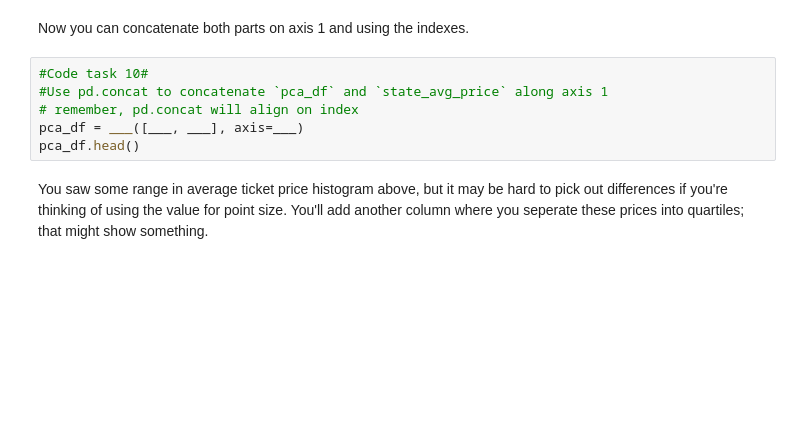
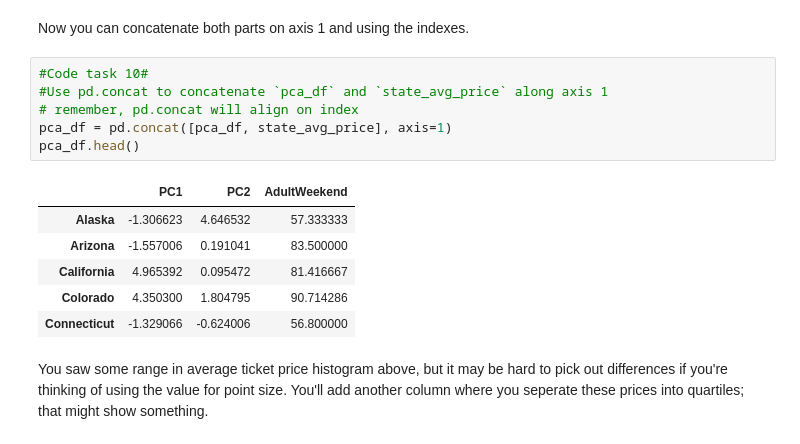
Before and after one commit to Me4ta/DataScienceGuidedCapstone, a Jupyter notebook: Notebooks/03_exploratory_data_analysis.ipynb, the cells around one changed output. Saved outputs shown, nothing was run; the diff lists cells and outputs as text; blank space fills up the shorter version.

Commit message:
concatenated pca_df and state_avg_price

```diff
--- a/Notebooks/03_exploratory_data_analysis.ipynb
+++ b/Notebooks/03_exploratory_data_analysis.ipynb
@@ -507,9 +507,16 @@ Now you can concatenate both parts on axis 1 and using the indexes.
 # %%
 #Code task 10#
 #Use pd.concat to concatenate `pca_df` and `state_avg_price` along axis 1
 # remember, pd.concat will align on index
-pca_df = ___([___, ___], axis=___)
+pca_df = pd.concat([pca_df, state_avg_price], axis=1)
 pca_df.head()
+# %% [output]
+|  | PC1 | PC2 | AdultWeekend |
+| Alaska | -1.306623 | 4.646532 | 57.333333 |
+| Arizona | -1.557006 | 0.191041 | 83.500000 |
+| California | 4.965392 | 0.095472 | 81.416667 |
+| Colorado | 4.350300 | 1.804795 | 90.714286 |
+| Connecticut | -1.329066 | -0.624006 | 56.800000 |
 # %% [markdown]
 You saw some range in average ticket price histogram above, but it may be hard to pick out differences if you're thinking of using the value for point size. You'll add another column where you seperate these prices into quartiles; that might show something.
 # %%
```
